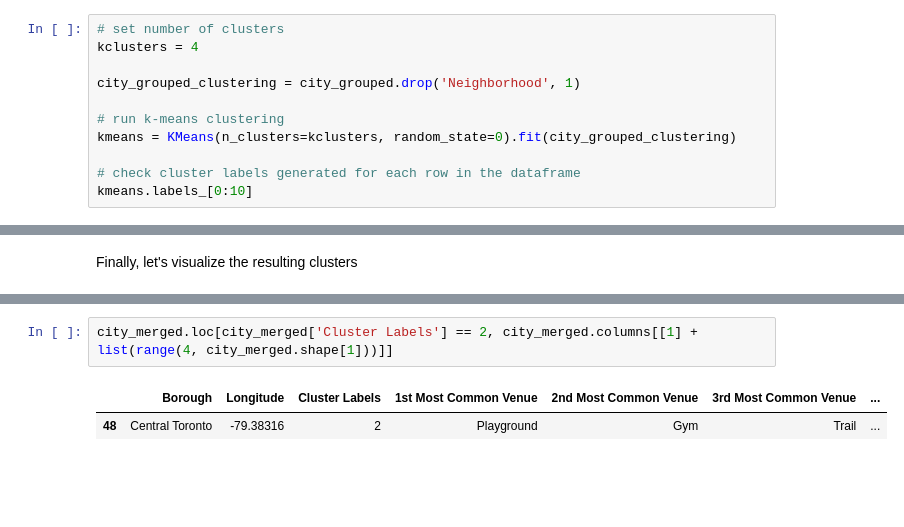
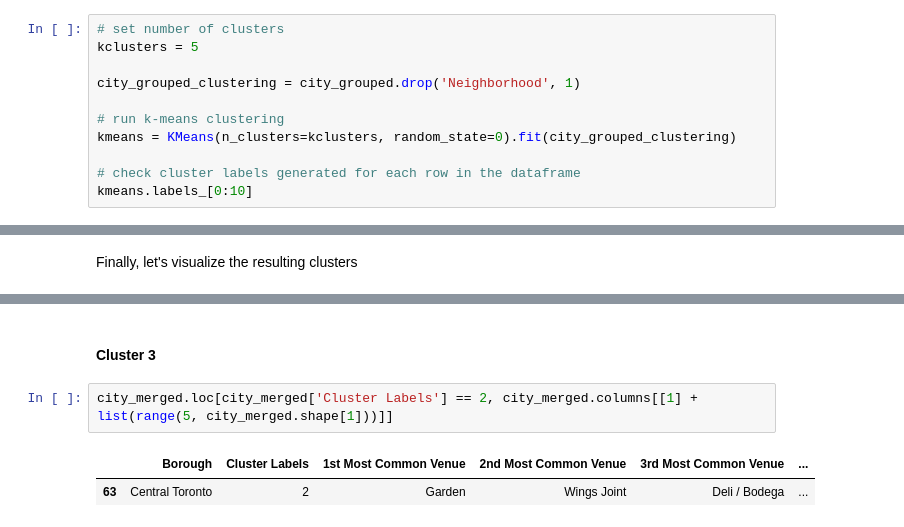
Before and after one commit to EnkeledaM/Coursera_Capstone-1, a Jupyter notebook: TorontoNeighborhoods.ipynb, the cells around one changed output, grey strips where cells are left out. Drawn from its saved outputs; the diff is of its cells as text; blank space fills up the shorter version.

```diff
--- a/TorontoNeighborhoods.ipynb
+++ b/TorontoNeighborhoods.ipynb
@@ -422,6 +424,6 @@ Run k-means to cluster the neighborhood into 4 clusters.
 # %%
 # set number of clusters
-kclusters = 4
+kclusters = 5
 
 city_grouped_clustering = city_grouped.drop('Neighborhood', 1)
 
@@ -509,5 +516,7 @@ city_merged.loc[city_merged['Cluster Labels'] == 1, city_merged.columns[[1] + li
+# %% [markdown]
+#### Cluster 3
 # %%
-city_merged.loc[city_merged['Cluster Labels'] == 2, city_merged.columns[[1] + list(range(4, city_merged.shape[1]))]]
+city_merged.loc[city_merged['Cluster Labels'] == 2, city_merged.columns[[1] + list(range(5, city_merged.shape[1]))]]
 # %% [output]
-|  | Borough | Longitude | Cluster Labels | 1st Most Common Venue | 2nd Most Common Venue | 3rd Most Common Venue | ... |
-| 48 | Central Toronto | -79.38316 | 2 | Playground | Gym | Trail | ... |
+|  | Borough | Cluster Labels | 1st Most Common Venue | 2nd Most Common Venue | 3rd Most Common Venue | ... |
+| 63 | Central Toronto | 2 | Garden | Wings Joint | Deli / Bodega | ... |
```
Also changed, not shown: parts of 31 cells of this notebook.
